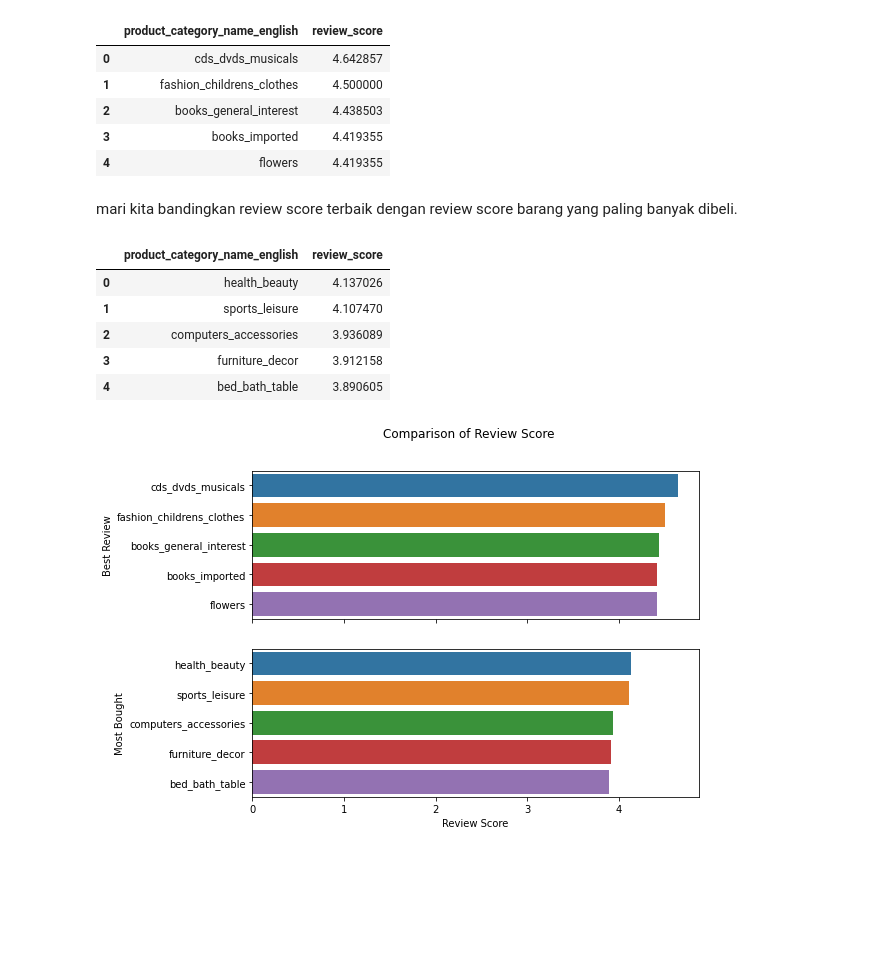
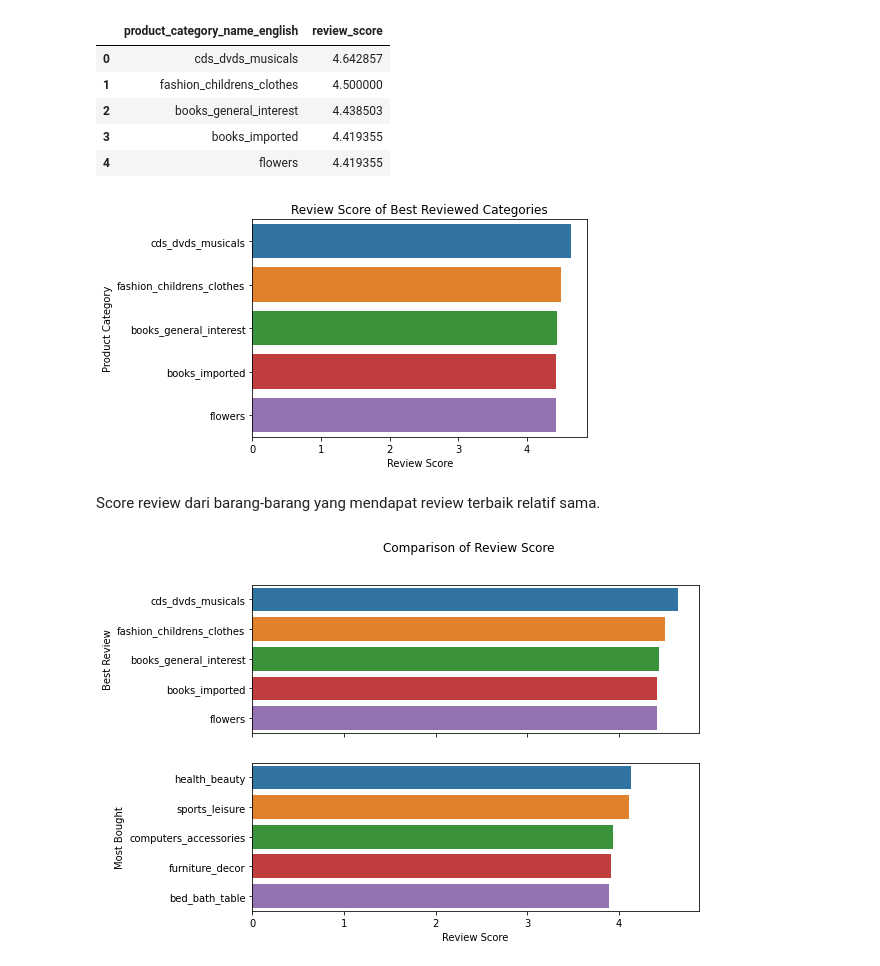
Before and after one commit to rahmanazizf/data-wrangling-pacmann, a Jupyter notebook: olist_analysis.ipynb, the cells around one changed output. Drawn from its saved outputs; the diff is of its cells as text; code cells hidden in the pictures; blank space fills up the shorter version.

```diff
--- a/olist_analysis.ipynb
+++ b/olist_analysis.ipynb
@@ -254,5 +347,3 @@ best_rev
 | 2 | books_general_interest | 4.438503 |
 | 3 | books_imported | 4.419355 |
 | 4 | flowers | 4.419355 |
-# %% [markdown]
-mari kita bandingkan review score terbaik dengan review score barang yang paling banyak dibeli.
@@ -261,19 +350,17 @@ top_5 = ['bed_bath_table', 'health_beauty', 'sports_leisure', 'furniture_decor',
-# %%
-most_bought = df_rev_score\
-    .groupby(['product_category_name_english'])\
-    .mean()\
-    .loc[top_5, :]\
-    .sort_values(by='review_score', ascending=False)\
-    .reset_index()
-
-most_bought
-# %% [output]
-|  | product_category_name_english | review_score |
-| 0 | health_beauty | 4.137026 |
-| 1 | sports_leisure | 4.107470 |
-| 2 | computers_accessories | 3.936089 |
-| 3 | furniture_decor | 3.912158 |
-| 4 | bed_bath_table | 3.890605 |
+# %%
+sns.barplot(
+    x = 'review_score',
+    y = 'product_category_name_english',
+    data = best_rev
+)
+plt.xlabel('Review Score')
+plt.ylabel('Product Category')
+plt.title('Review Score of Best Reviewed Categories')
+plt.show()
+# %% [output]
+[figure, added]
+# %% [markdown]
+Score review dari barang-barang yang mendapat review terbaik relatif sama.
 # %%
 fig, axs = plt.subplots(nrows=2, ncols=1, sharex=True, figsize=(8, 6))
 
```
Also changed, not shown: parts of 21 cells of this notebook.
